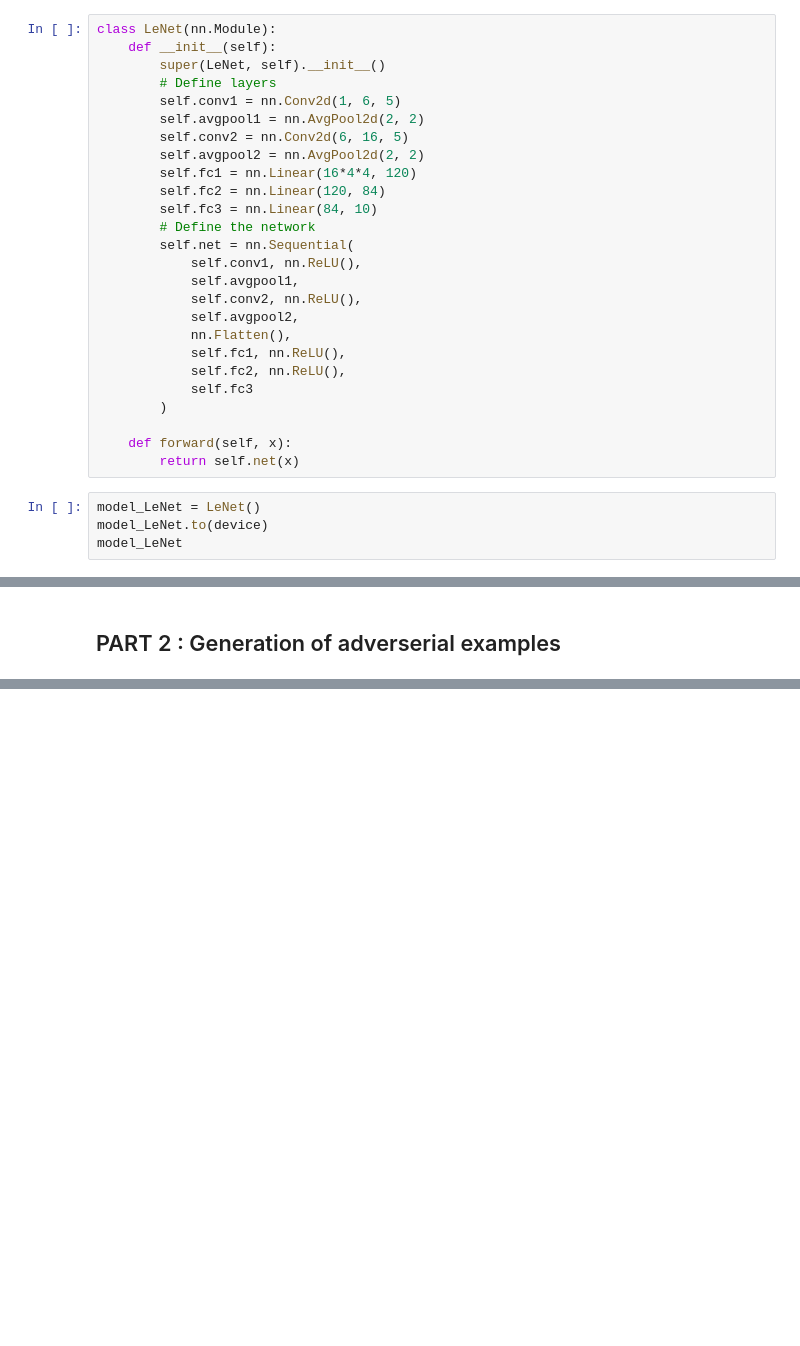
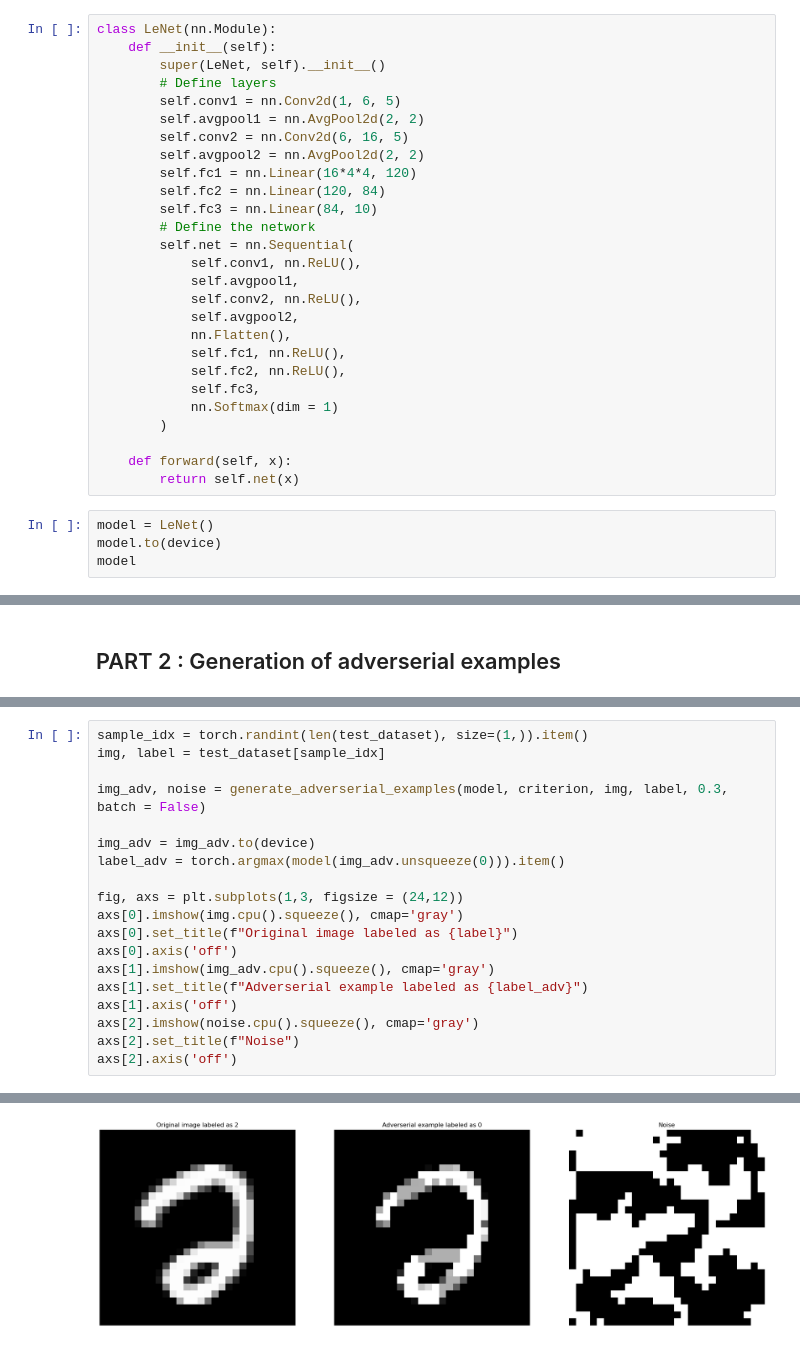
Before and after one commit to abelmaxv/ARIA-image-devoir, a Jupyter notebook: devoir.ipynb, the cells around one changed output, grey strips where cells are left out. Saved outputs shown, nothing was run; the diff lists cells and outputs as text; blank space fills up the shorter version.

Commit message:
generation of adverserial examples

```diff
--- a/devoir.ipynb
+++ b/devoir.ipynb
@@ -66,15 +75,16 @@ class LeNet(nn.Module):
             nn.Flatten(),
             self.fc1, nn.ReLU(),
             self.fc2, nn.ReLU(),
-            self.fc3
+            self.fc3,
+            nn.Softmax(dim = 1)
         )
 
     def forward(self, x):
         return self.net(x)
 # %%
-model_LeNet = LeNet()
-model_LeNet.to(device)
-model_LeNet
+model = LeNet()
+model.to(device)
+model
 # %% [output]
 LeNet(
   (conv1): Conv2d(1, 6, kernel_size=(5, 5), stride=(1, 1))
@@ -178,0 +213,20 @@ Accuracy of the model on the 10000 test images: 99.15%
+# %%
+sample_idx = torch.randint(len(test_dataset), size=(1,)).item()
+img, label = test_dataset[sample_idx]
+
+img_adv, noise = generate_adverserial_examples(model, criterion, img, label, 0.3, batch = False)
+
+img_adv = img_adv.to(device)
+label_adv = torch.argmax(model(img_adv.unsqueeze(0))).item()
+
+fig, axs = plt.subplots(1,3, figsize = (24,12))
+axs[0].imshow(img.cpu().squeeze(), cmap='gray')
+axs[0].set_title(f"Original image labeled as {label}")
+axs[0].axis('off')
+axs[1].imshow(img_adv.cpu().squeeze(), cmap='gray')
+axs[1].set_title(f"Adverserial example labeled as {label_adv}")
+axs[1].axis('off')
+axs[2].imshow(noise.cpu().squeeze(), cmap='gray')
+axs[2].set_title(f"Noise")
+axs[2].axis('off')
+# %% [output]
@@ -178,0 +234 @@ Accuracy of the model on the 10000 test images: 99.15%
+[figure, added]
```
Also changed, not shown: parts of 26 cells of this notebook.
